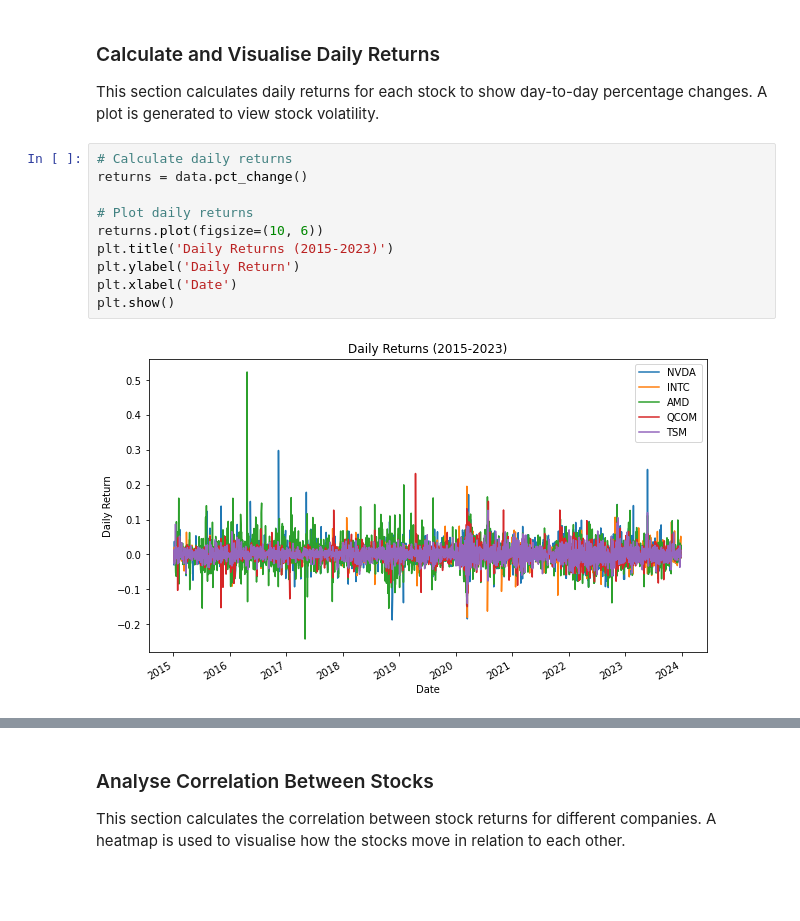
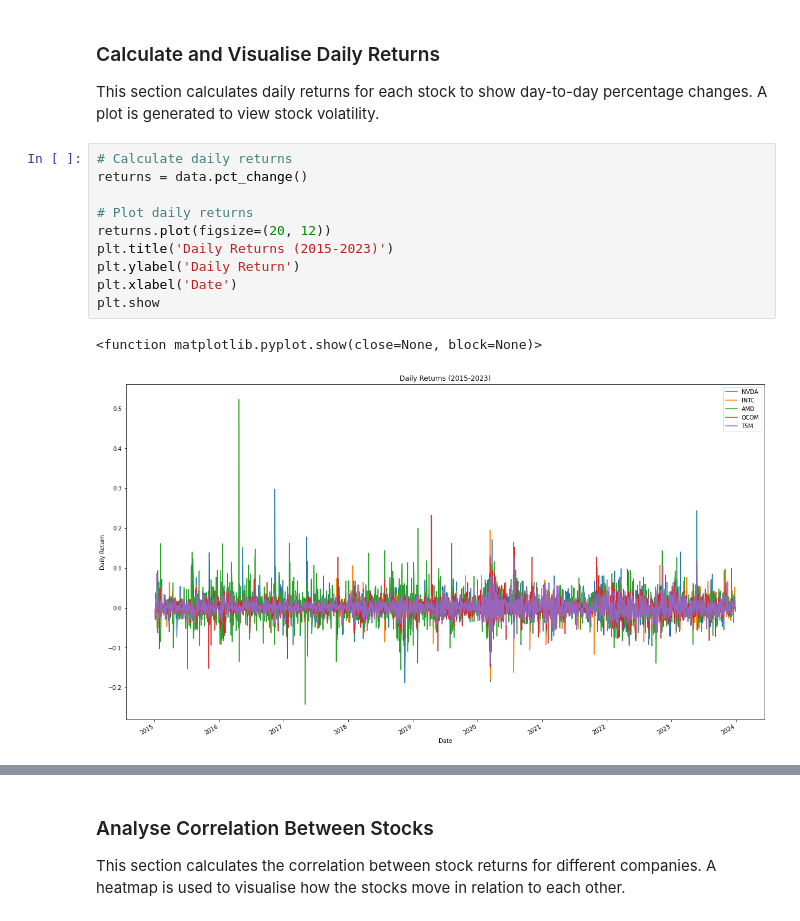
Before and after one commit to xintamosaik/Semiconductor_Stock_Analysis, a Jupyter notebook: semiconductor_stock_analysis_2015_2023.ipynb, the cells around one changed output, grey strips where cells are left out. Cells and saved outputs as stored; diff of their text form; blank space fills up the shorter version.

```diff
--- a/semiconductor_stock_analysis_2015_2023.ipynb
+++ b/semiconductor_stock_analysis_2015_2023.ipynb
@@ -156,12 +166,13 @@ This section calculates daily returns for each stock to show day-to-day percenta
 # %%
 # Calculate daily returns
 returns = data.pct_change()
 
 # Plot daily returns
-returns.plot(figsize=(10, 6))
+returns.plot(figsize=(20, 12))
 plt.title('Daily Returns (2015-2023)')
 plt.ylabel('Daily Return')
 plt.xlabel('Date')
-plt.show()
+plt.show
 # %% [output]
+<function matplotlib.pyplot.show(close=None, block=None)>
-[figure, old version]
+[figure, new version]
```
Also changed, not shown: parts of 4 cells of this notebook.
